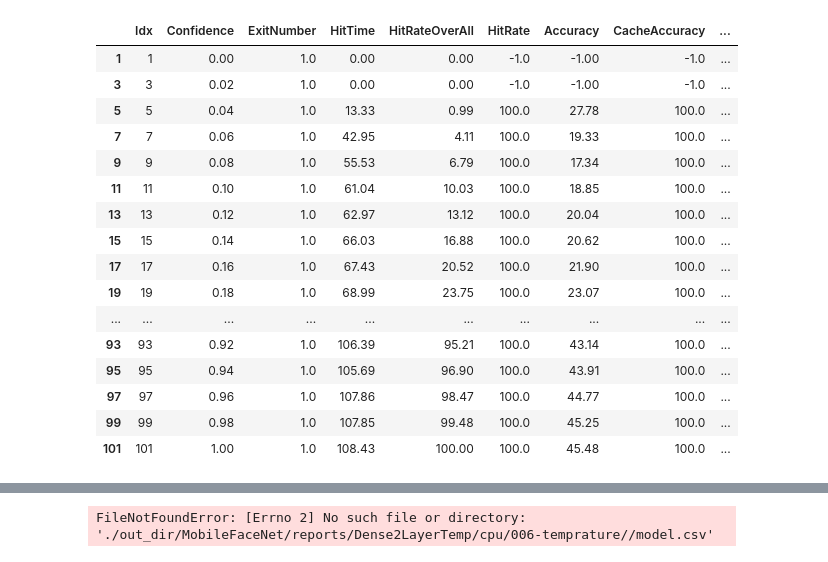
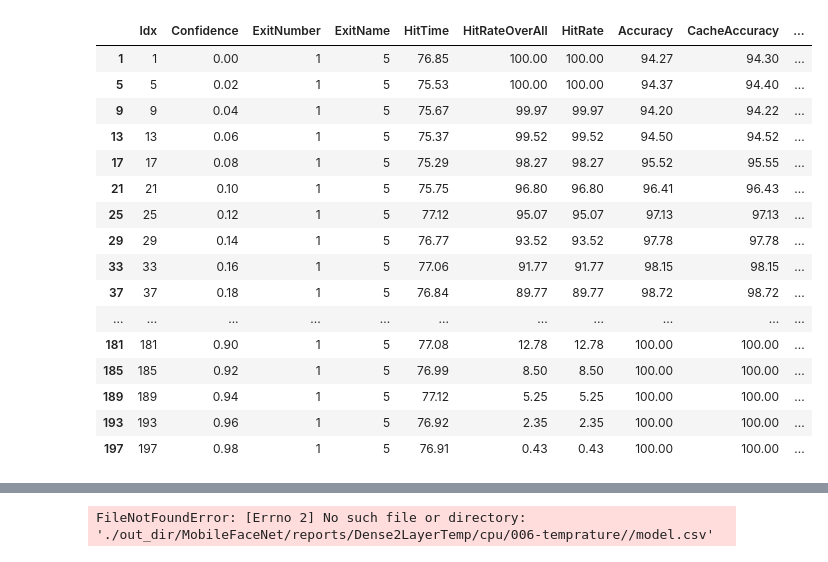
Before and after one commit to hoseinkhs/AutoCacheLayer, a Jupyter notebook: training_mode/cache_training/visualize.ipynb, the cells around one changed output, grey strips where cells are left out. Cells and saved outputs as stored; diff of their text form; code cells hidden in the pictures.

```diff
--- a/training_mode/cache_training/visualize.ipynb
+++ b/training_mode/cache_training/visualize.ipynb
@@ -1,40 +1,40 @@
 # %%
 import pandas as pd
 import matplotlib.pyplot as plt
-backbone = "PlacesAlexnet" #
-device = "cpu"#"cuda:0"#
-exit_type = "ConvDense"#"Dense2LayerTemp"#"Dense2Layer"#
+backbone = "MobileFaceNet" #
+device =  "cpu"#"cuda:0"#
+exit_type = "Dense2LayerTemp"#"Dense2Layer"#"ConvDense"#
 # exits_path = f"./out_dir/{backbone}/exits_{device}.csv"
 # model_path = f"./out_dir/{backbone}/model_{device}.csv"
-trial = "009-places-1exit"
+trial = "mttrs"
 report_dir = f"./out_dir/{backbone}/reports/{exit_type}/{device}/{trial}"
 exits_path = f"{report_dir}/exits.csv"
-model_path = f"{report_dir}/model.csv"
+
 
 exits_df = pd.read_csv(exits_path, index_col="Idx")
-model_df = pd.read_csv(model_path, index_col="Idx")
-# exits_df[exits_df["ExitNumber"] == 2]
+
 exits_df.reset_index(inplace=True)
-model_df.reset_index(inplace=True)
+
 
 exits_df.drop_duplicates(subset=["Confidence", "ExitNumber"], inplace=True, ignore_index=True)
-model_df.drop_duplicates(subset=["Confidence"], inplace=True, ignore_index=True)
+
+exits_df = exits_df[exits_df['HitRate'] != -1]
 exits_df[(exits_df["ExitNumber"]==1)]
 # %% [output]
-|  | Idx | Confidence | ExitNumber | HitTime | HitRateOverAll | HitRate | Accuracy | CacheAccuracy | ... |
-| 1 | 1 | 0.00 | 1.0 | 0.00 | 0.00 | -1.0 | -1.00 | -1.0 | ... |
-| 3 | 3 | 0.02 | 1.0 | 0.00 | 0.00 | -1.0 | -1.00 | -1.0 | ... |
-| 5 | 5 | 0.04 | 1.0 | 13.33 | 0.99 | 100.0 | 27.78 | 100.0 | ... |
-| 7 | 7 | 0.06 | 1.0 | 42.95 | 4.11 | 100.0 | 19.33 | 100.0 | ... |
-| 9 | 9 | 0.08 | 1.0 | 55.53 | 6.79 | 100.0 | 17.34 | 100.0 | ... |
-| 11 | 11 | 0.10 | 1.0 | 61.04 | 10.03 | 100.0 | 18.85 | 100.0 | ... |
-| 13 | 13 | 0.12 | 1.0 | 62.97 | 13.12 | 100.0 | 20.04 | 100.0 | ... |
-| 15 | 15 | 0.14 | 1.0 | 66.03 | 16.88 | 100.0 | 20.62 | 100.0 | ... |
-| 17 | 17 | 0.16 | 1.0 | 67.43 | 20.52 | 100.0 | 21.90 | 100.0 | ... |
-| 19 | 19 | 0.18 | 1.0 | 68.99 | 23.75 | 100.0 | 23.07 | 100.0 | ... |
-| ... | ... | ... | ... | ... | ... | ... | ... | ... | ... |
-| 93 | 93 | 0.92 | 1.0 | 106.39 | 95.21 | 100.0 | 43.14 | 100.0 | ... |
-| 95 | 95 | 0.94 | 1.0 | 105.69 | 96.90 | 100.0 | 43.91 | 100.0 | ... |
-| 97 | 97 | 0.96 | 1.0 | 107.86 | 98.47 | 100.0 | 44.77 | 100.0 | ... |
-| 99 | 99 | 0.98 | 1.0 | 107.85 | 99.48 | 100.0 | 45.25 | 100.0 | ... |
-| 101 | 101 | 1.00 | 1.0 | 108.43 | 100.00 | 100.0 | 45.48 | 100.0 | ... |
+|  | Idx | Confidence | ExitNumber | ExitName | HitTime | HitRateOverAll | HitRate | Accuracy | CacheAccuracy | ... |
+| 1 | 1 | 0.00 | 1 | 5 | 76.85 | 100.00 | 100.00 | 94.27 | 94.30 | ... |
+| 5 | 5 | 0.02 | 1 | 5 | 75.53 | 100.00 | 100.00 | 94.37 | 94.40 | ... |
+| 9 | 9 | 0.04 | 1 | 5 | 75.67 | 99.97 | 99.97 | 94.20 | 94.22 | ... |
+| 13 | 13 | 0.06 | 1 | 5 | 75.37 | 99.52 | 99.52 | 94.50 | 94.52 | ... |
+| 17 | 17 | 0.08 | 1 | 5 | 75.29 | 98.27 | 98.27 | 95.52 | 95.55 | ... |
+| 21 | 21 | 0.10 | 1 | 5 | 75.75 | 96.80 | 96.80 | 96.41 | 96.43 | ... |
+| 25 | 25 | 0.12 | 1 | 5 | 77.12 | 95.07 | 95.07 | 97.13 | 97.13 | ... |
+| 29 | 29 | 0.14 | 1 | 5 | 76.77 | 93.52 | 93.52 | 97.78 | 97.78 | ... |
+| 33 | 33 | 0.16 | 1 | 5 | 77.06 | 91.77 | 91.77 | 98.15 | 98.15 | ... |
+| 37 | 37 | 0.18 | 1 | 5 | 76.84 | 89.77 | 89.77 | 98.72 | 98.72 | ... |
+| ... | ... | ... | ... | ... | ... | ... | ... | ... | ... | ... |
+| 181 | 181 | 0.90 | 1 | 5 | 77.08 | 12.78 | 12.78 | 100.00 | 100.00 | ... |
+| 185 | 185 | 0.92 | 1 | 5 | 76.99 | 8.50 | 8.50 | 100.00 | 100.00 | ... |
+| 189 | 189 | 0.94 | 1 | 5 | 77.12 | 5.25 | 5.25 | 100.00 | 100.00 | ... |
+| 193 | 193 | 0.96 | 1 | 5 | 76.92 | 2.35 | 2.35 | 100.00 | 100.00 | ... |
+| 197 | 197 | 0.98 | 1 | 5 | 76.91 | 0.43 | 0.43 | 100.00 | 100.00 | ... |
```
Also changed, not shown: parts of 6 cells of this notebook, 21 other files.
